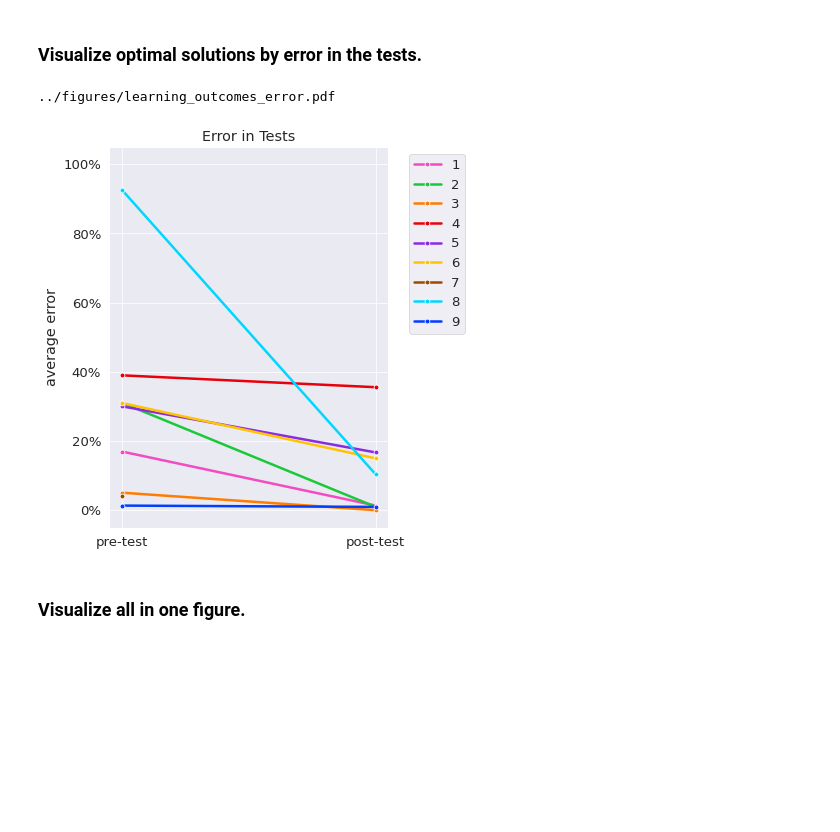
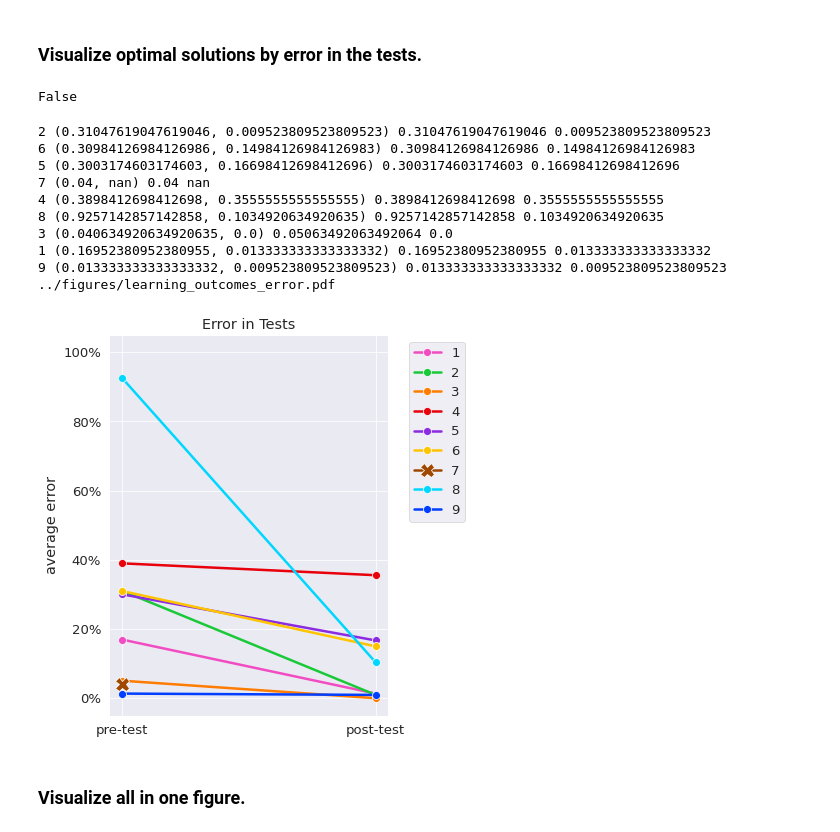
Before and after one commit to utku-norman/justhink-preexp-analysis, a Jupyter notebook: analysis/tools/3_RQ1_measure_learning_outcomes.ipynb, the cells around one changed output. Saved outputs shown, nothing was run; the diff lists cells and outputs as text; code cells hidden in the pictures; blank space fills up the shorter version.

Commit message:
Refine figures with bigger dots and a cross for 7

```diff
--- a/analysis/tools/3_RQ1_measure_learning_outcomes.ipynb
+++ b/analysis/tools/3_RQ1_measure_learning_outcomes.ipynb
@@ -345,10 +345,19 @@ def plot_pretest_posttest(
     # Plot.
     for participant in sorted(participants):
         position = positions[participant]
+        # marker = 'o'
+        if math.isnan(position[0]) or math.isnan(position[1]):
+            marker = 'X'
+            ms = 14
+        else:
+            marker = 'o'
+            ms = 8
+
         # Plot a line segment for the participant.
         sns.lineplot(
             x=['pre-test', 'post-test'], y=position,
-            marker='o', color=colors[participant],
+            marker=marker, ms=ms,
+            color=colors[participant],
             label=str(participant),
             legend=False, ax=ax)
 
@@ -377,7 +386,7 @@ def plot_pretest_posttest(
         print(export_file)
 
 
-def plot_feasible(learning_df, ax=None, save=True):
+def plot_feasible(learning_df, ax=None, save=True, verbose=False):
     # Order participants to have aligned offsets of repeating values.
     participants = [7, 1, 3, 8, 9, 2, 4, 5, 6]
 
@@ -393,8 +402,8 @@ def plot_feasible(learning_df, ax=None, save=True):
         title='% Valid in Tests',
         filename='learning_outcomes_is_feasible.pdf',
         getter=get_values_from_row,
-        ax=ax, save=save)
+        ax=ax, save=save, verbose=verbose)
 
 
-plot_feasible(learning_df)
+plot_feasible(learning_df, verbose=True)
 # %% [output]
@@ -428,28 +446,48 @@ plot_optimal(learning_df)
 [figure]
 # %% [markdown]
 ### Visualize optimal solutions by error in the tests.
+# %%
+# Define function to retrieve and plot the average errors.
+def get_values_from_row(row):
+    return (row.pretest_error, row.posttest_error)
+
+row = learning_df.loc[7]
+position = get_values_from_row(row)
+position
+math.isnan(position[0]) or math.isnan(position[0])
+# %% [output]
+False
 # %%
-def plot_error(learning_df, ax=None, save=True):
+def plot_error(learning_df, ax=None, save=True, verbose=False):
     # Order participants to have aligned offsets of repeating values.
     participants = [2, 6, 5, 7, 4, 8, 3, 1, 9]
 
     # Define function to retrieve and plot the average errors.
     def get_values_from_row(row):
         return (row.pretest_error, row.posttest_error)
 
     # Plot the changes from pre-test to post-test.
     plot_pretest_posttest(
         learning_df, participants=participants,
         ylabel='average error', title='Error in Tests',
         filename='learning_outcomes_error.pdf',
-        yticks=True, offset=-0.01, ygrid=True,
+        yticks=True, offset=-0.01, ygrid=True, verbose=verbose,
         getter=get_values_from_row, ax=ax, save=save)
 
 
-plot_error(learning_df)
+plot_error(learning_df, verbose=True)
 # %% [output]
+2 (0.31047619047619046, 0.009523809523809523) 0.31047619047619046 0.009523809523809523
+6 (0.30984126984126986, 0.14984126984126983) 0.30984126984126986 0.14984126984126983
+5 (0.3003174603174603, 0.16698412698412696) 0.3003174603174603 0.16698412698412696
+7 (0.04, nan) 0.04 nan
+4 (0.3898412698412698, 0.3555555555555555) 0.3898412698412698 0.3555555555555555
+8 (0.9257142857142858, 0.1034920634920635) 0.9257142857142858 0.1034920634920635
+3 (0.040634920634920635, 0.0) 0.05063492063492064 0.0
+1 (0.16952380952380955, 0.013333333333333332) 0.16952380952380955 0.013333333333333332
+9 (0.013333333333333332, 0.009523809523809523) 0.013333333333333332 0.009523809523809523
 ../figures/learning_outcomes_error.pdf
-[figure, old version]
+[figure, new version]
 # %% [markdown]
 ### Visualize all in one figure.
 # %%
```
Also changed, not shown: parts of 3 cells of this notebook, 4 other files.
